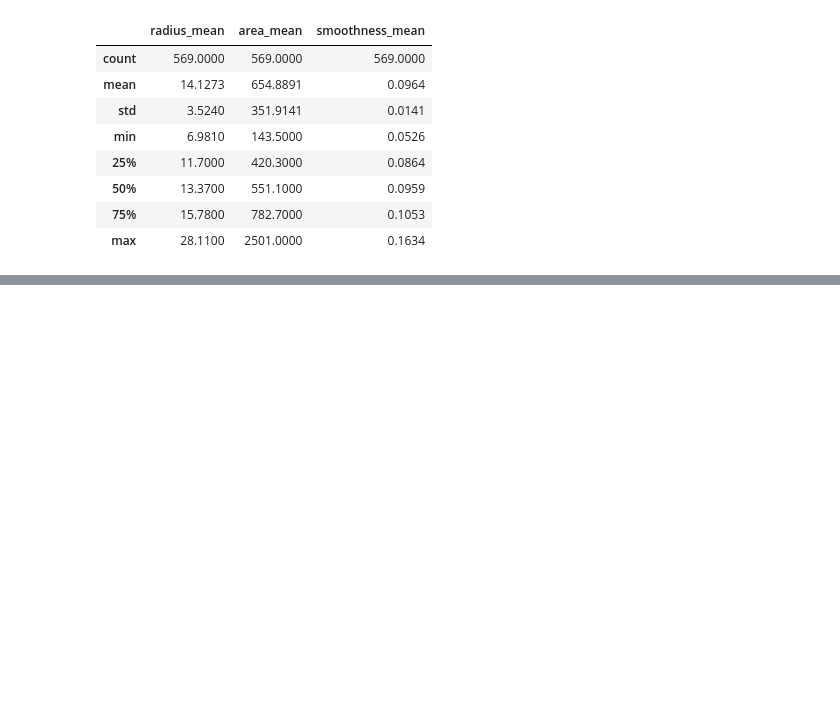
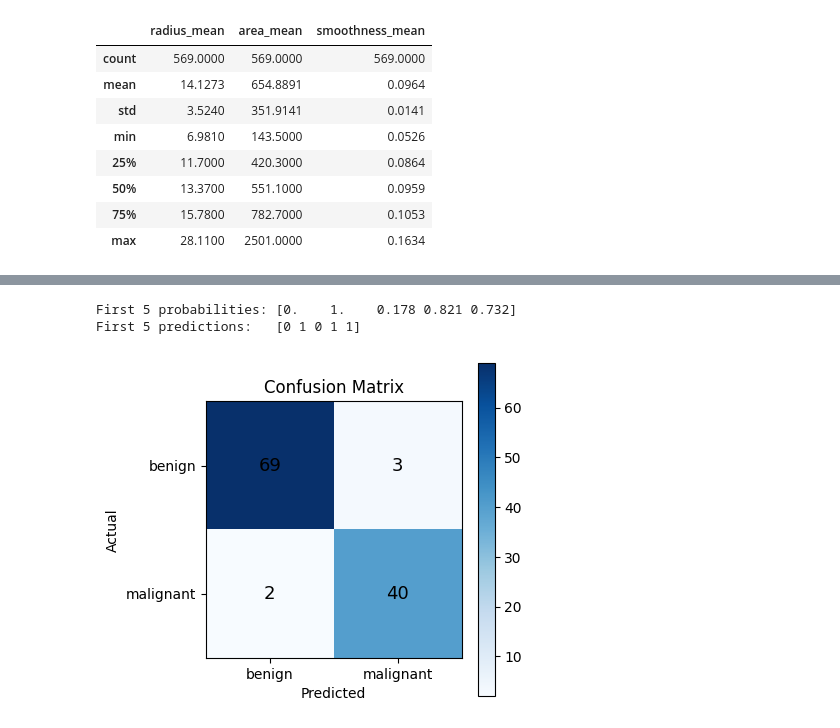
Before and after one commit to mishrasatyam9720-debug/Breast-Cancer-Prediction, a Jupyter notebook: breast_cancer_tensorflow.ipynb, the cells around one changed output, grey strips where cells are left out. Saved outputs shown, nothing was run; the diff lists cells and outputs as text; code cells hidden in the pictures; blank space fills up the shorter version.

```diff
--- a/breast_cancer_tensorflow.ipynb
+++ b/breast_cancer_tensorflow.ipynb
@@ -111,0 +197,26 @@ x_test = scaler.transform(x_test)
+# %%
+y_prob = model.predict(x_test, verbose=0).ravel()
+y_pred = (y_prob >= 0.5).astype(int)
+
+print("First 5 probabilities:", y_prob[:5].round(3))
+print("First 5 predictions:  ", y_pred[:5])
+# %% [output]
+First 5 probabilities: [0.    1.    0.178 0.821 0.732]
+First 5 predictions:   [0 1 0 1 1]
+# %%
+cm = confusion_matrix(y_test, y_pred)
+
+plt.figure(figsize=(4.5, 4))
+plt.imshow(cm, cmap="Blues")
+plt.title("Confusion Matrix")
+plt.xlabel("Predicted"); plt.ylabel("Actual")
+plt.xticks([0, 1], ["benign", "malignant"])
+plt.yticks([0, 1], ["benign", "malignant"])
+for i in range(2):
+    for j in range(2):
+        plt.text(j, i, cm[i, j], ha="center", va="center", fontsize=13)
+plt.colorbar()
+plt.tight_layout()
+plt.show()
+# %% [output]
+[figure, added]
```
Also changed, not shown: parts of 11 cells of this notebook.
